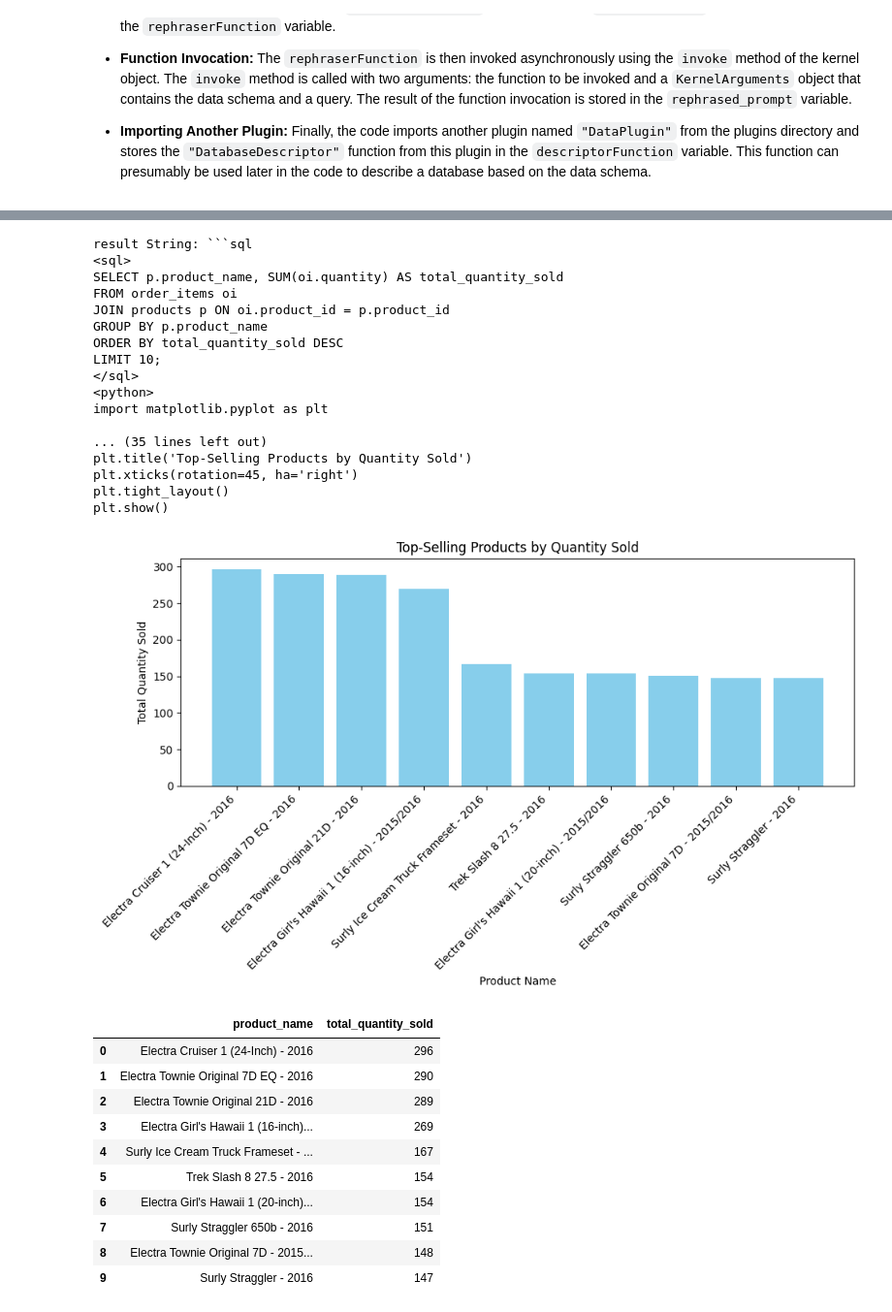
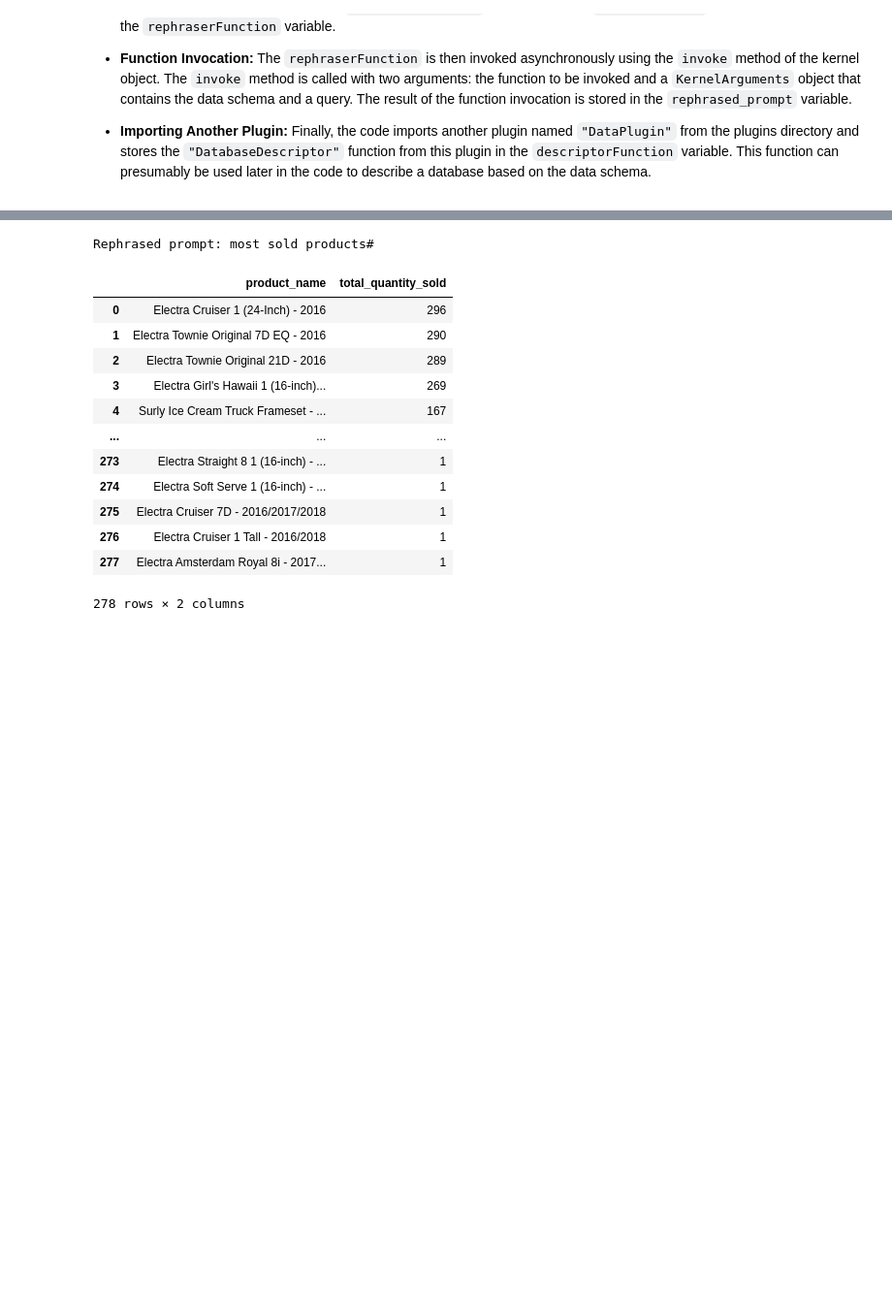
Before and after one commit to baykalucar/SemanticQueries, a Jupyter notebook: demo.ipynb, the cells around one changed output, grey strips where cells are left out. Shown: that part at 97% size. Drawn from its saved outputs; the diff is of its cells as text; code cells hidden in the pictures; blank space fills up the shorter version.

````diff
--- a/demo.ipynb
+++ b/demo.ipynb
@@ -73,33 +59,18 @@ except Exception as e:
 # %%
-await PromptToQueryResult(prompt_rephrase=True, debug=True ,selected_service=Service.AzureOpenAI, huggingface_model="Llama318BInstruct", model_mode="chat")
+await PromptToQueryResult(prompt_rephrase=False, debug=False ,selected_service=Service.AzureOpenAI, huggingface_model="Llama318BInstruct", model_mode="chat")
 # %% [output]
-result String: ```sql
-<sql>
-SELECT p.product_name, SUM(oi.quantity) AS total_quantity_sold
-FROM order_items oi
-JOIN products p ON oi.product_id = p.product_id
-GROUP BY p.product_name
-ORDER BY total_quantity_sold DESC
-LIMIT 10;
-</sql>
-<python>
-import matplotlib.pyplot as plt
-
-... (35 lines left out)
-plt.title('Top-Selling Products by Quantity Sold')
-plt.xticks(rotation=45, ha='right')
-plt.tight_layout()
-plt.show()
+Rephrased prompt: most sold products#
-[figure, removed]
 |  | product_name | total_quantity_sold |
 | 0 | Electra Cruiser 1 (24-Inch) - 2016 | 296 |
 | 1 | Electra Townie Original 7D EQ - 2016 | 290 |
 | 2 | Electra Townie Original 21D - 2016 | 289 |
 | 3 | Electra Girl's Hawaii 1 (16-inch)... | 269 |
 | 4 | Surly Ice Cream Truck Frameset - ... | 167 |
-| 5 | Trek Slash 8 27.5 - 2016 | 154 |
-| 6 | Electra Girl's Hawaii 1 (20-inch)... | 154 |
-| 7 | Surly Straggler 650b - 2016 | 151 |
-| 8 | Electra Townie Original 7D - 2015... | 148 |
-| 9 | Surly Straggler - 2016 | 147 |
+| ... | ... | ... |
+| 273 | Electra Straight 8 1 (16-inch) - ... | 1 |
+| 274 | Electra Soft Serve 1 (16-inch) - ... | 1 |
+| 275 | Electra Cruiser 7D - 2016/2017/2018 | 1 |
+| 276 | Electra Cruiser 1 Tall - 2016/2018 | 1 |
+| 277 | Electra Amsterdam Royal 8i - 2017... | 1 |
+278 rows × 2 columns
 # %%
````
Also changed, not shown: parts of 2 cells of this notebook.
